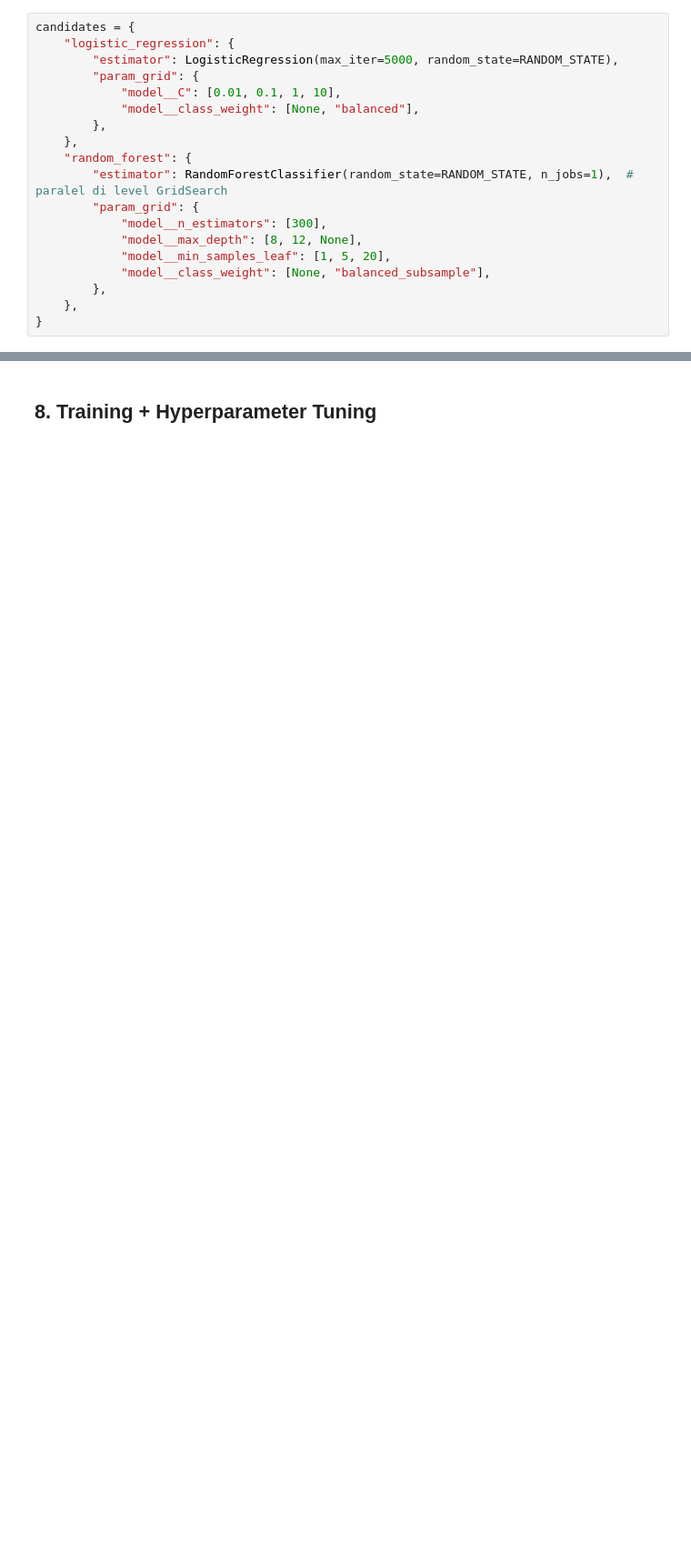
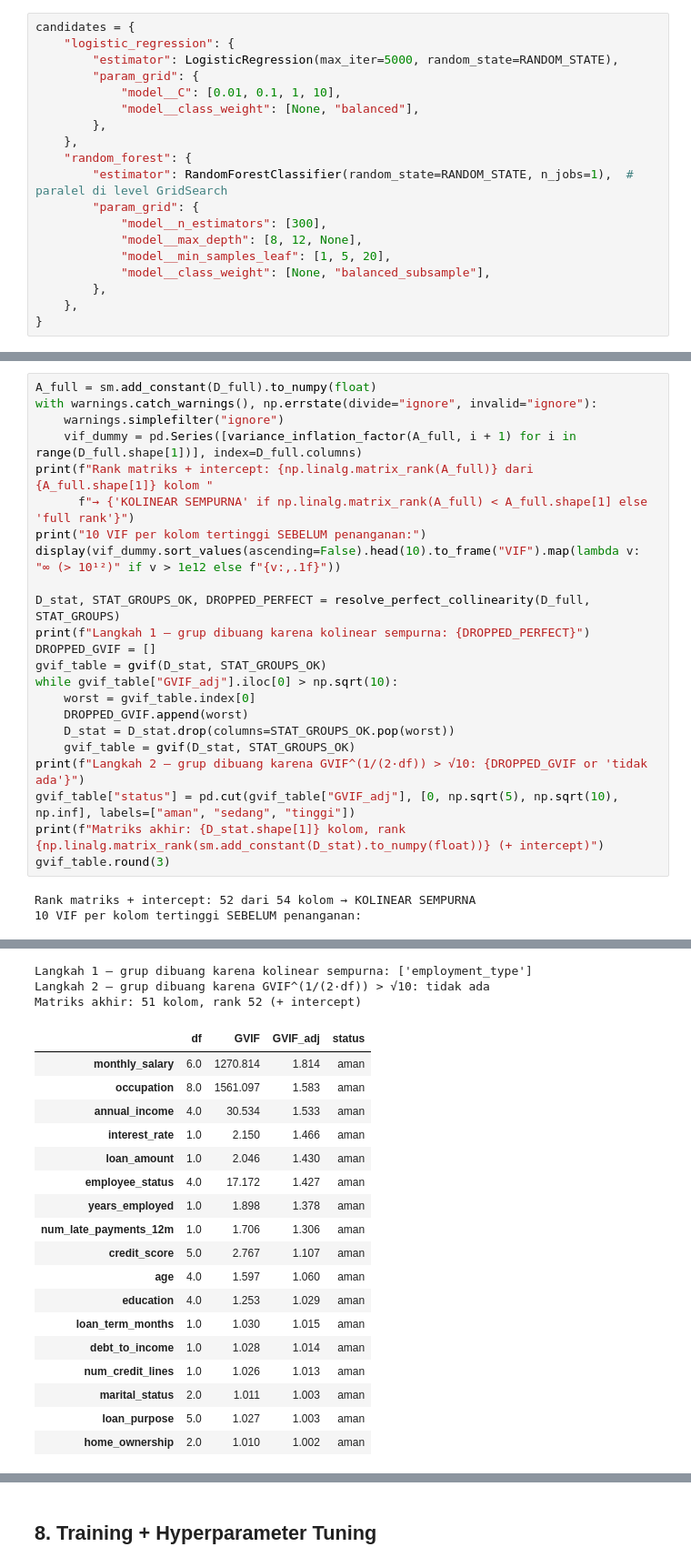
Before and after one commit to ikhsannur1996/credit_classification, a Jupyter notebook: notebooks/credit_default_end_to_end.ipynb, the cells around one changed output, grey strips where cells are left out. Shown at 91% size. Drawn from its saved outputs; the diff is of its cells as text; blank space fills up the shorter version.

```diff
--- a/notebooks/credit_default_end_to_end.ipynb
+++ b/notebooks/credit_default_end_to_end.ipynb
@@ -978,0 +1059,26 @@ candidates = {
+# %%
+A_full = sm.add_constant(D_full).to_numpy(float)
+with warnings.catch_warnings(), np.errstate(divide="ignore", invalid="ignore"):
+    warnings.simplefilter("ignore")
+    vif_dummy = pd.Series([variance_inflation_factor(A_full, i + 1) for i in range(D_full.shape[1])], index=D_full.columns)
+print(f"Rank matriks + intercept: {np.linalg.matrix_rank(A_full)} dari {A_full.shape[1]} kolom "
+      f"→ {'KOLINEAR SEMPURNA' if np.linalg.matrix_rank(A_full) < A_full.shape[1] else 'full rank'}")
+print("10 VIF per kolom tertinggi SEBELUM penanganan:")
+display(vif_dummy.sort_values(ascending=False).head(10).to_frame("VIF").map(lambda v: "∞ (> 10¹²)" if v > 1e12 else f"{v:,.1f}"))
+
+D_stat, STAT_GROUPS_OK, DROPPED_PERFECT = resolve_perfect_collinearity(D_full, STAT_GROUPS)
+print(f"Langkah 1 — grup dibuang karena kolinear sempurna: {DROPPED_PERFECT}")
+DROPPED_GVIF = []
+gvif_table = gvif(D_stat, STAT_GROUPS_OK)
+while gvif_table["GVIF_adj"].iloc[0] > np.sqrt(10):
+    worst = gvif_table.index[0]
+    DROPPED_GVIF.append(worst)
+    D_stat = D_stat.drop(columns=STAT_GROUPS_OK.pop(worst))
+    gvif_table = gvif(D_stat, STAT_GROUPS_OK)
+print(f"Langkah 2 — grup dibuang karena GVIF^(1/(2·df)) > √10: {DROPPED_GVIF or 'tidak ada'}")
+gvif_table["status"] = pd.cut(gvif_table["GVIF_adj"], [0, np.sqrt(5), np.sqrt(10), np.inf], labels=["aman", "sedang", "tinggi"])
+print(f"Matriks akhir: {D_stat.shape[1]} kolom, rank {np.linalg.matrix_rank(sm.add_constant(D_stat).to_numpy(float))} (+ intercept)")
+gvif_table.round(3)
+# %% [output]
+Rank matriks + intercept: 52 dari 54 kolom → KOLINEAR SEMPURNA
+10 VIF per kolom tertinggi SEBELUM penanganan:
@@ -978,0 +1096,21 @@ candidates = {
+Langkah 1 — grup dibuang karena kolinear sempurna: ['employment_type']
+Langkah 2 — grup dibuang karena GVIF^(1/(2·df)) > √10: tidak ada
+Matriks akhir: 51 kolom, rank 52 (+ intercept)
+|  | df | GVIF | GVIF_adj | status |
+| monthly_salary | 6.0 | 1270.814 | 1.814 | aman |
+| occupation | 8.0 | 1561.097 | 1.583 | aman |
+| annual_income | 4.0 | 30.534 | 1.533 | aman |
+| interest_rate | 1.0 | 2.150 | 1.466 | aman |
+| loan_amount | 1.0 | 2.046 | 1.430 | aman |
+| employee_status | 4.0 | 17.172 | 1.427 | aman |
+| years_employed | 1.0 | 1.898 | 1.378 | aman |
+| num_late_payments_12m | 1.0 | 1.706 | 1.306 | aman |
+| credit_score | 5.0 | 2.767 | 1.107 | aman |
+| age | 4.0 | 1.597 | 1.060 | aman |
+| education | 4.0 | 1.253 | 1.029 | aman |
+| loan_term_months | 1.0 | 1.030 | 1.015 | aman |
+| debt_to_income | 1.0 | 1.028 | 1.014 | aman |
+| num_credit_lines | 1.0 | 1.026 | 1.013 | aman |
+| marital_status | 2.0 | 1.011 | 1.003 | aman |
+| loan_purpose | 5.0 | 1.027 | 1.003 | aman |
+| home_ownership | 2.0 | 1.010 | 1.002 | aman |
```
Also changed, not shown: parts of 25 cells of this notebook, 5 other files.
